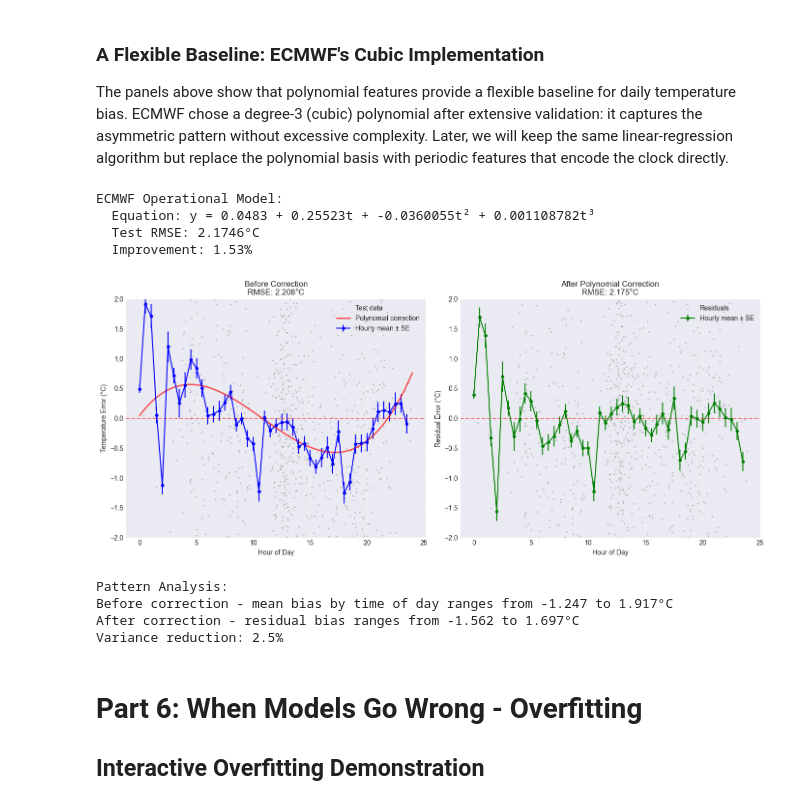
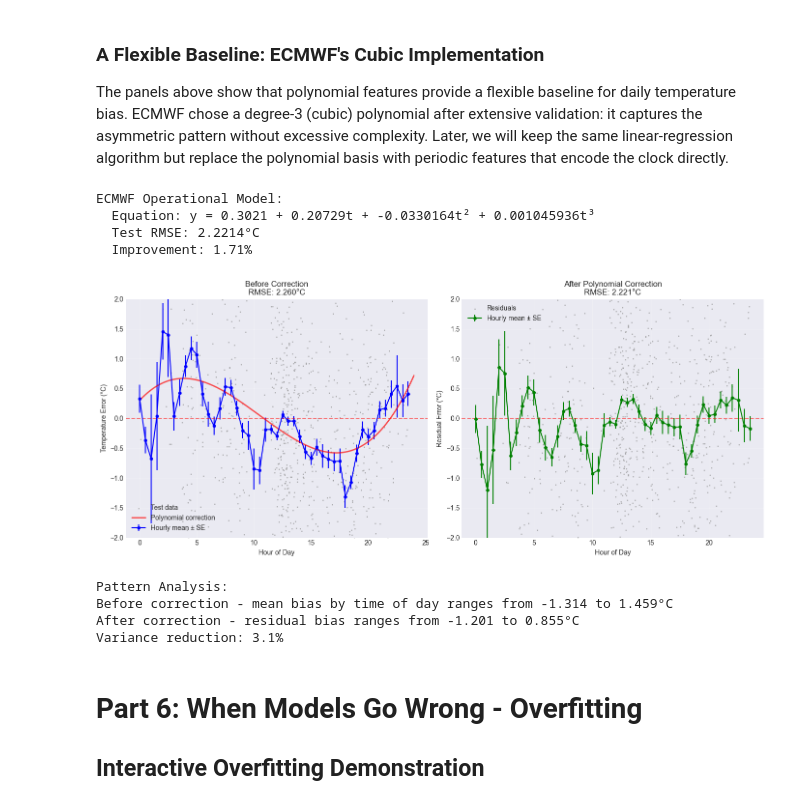
Before and after one commit to jinming99/learn-ml-by-building, a Jupyter notebook: Lecture 3 Linear Regression/03-Linear-Regression.ipynb, the cells around one changed output. Drawn from its saved outputs; the diff is of its cells as text; code cells hidden in the pictures.

```diff
--- a/Lecture 3 Linear Regression/03-Linear-Regression.ipynb
+++ b/Lecture 3 Linear Regression/03-Linear-Regression.ipynb
@@ -110,7 +110,8 @@ print(f"Weather baseline MAE: {baseline_mae:.3f}°C")
 
 # Sample weather data for training
 sample_size = 50000
-idx = np.random.choice(len(forecast_error), sample_size, replace=False)
+weather_rng = np.random.default_rng(42)
+idx = weather_rng.choice(len(forecast_error), sample_size, replace=False)
 X_weather = time_of_day[idx].reshape(-1, 1)
 y_weather = forecast_error[idx]
 # %% [output]
@@ -832,12 +833,12 @@ for hour in hours:
     mask = (X_test_weather.flatten() >= hour) & (X_test_weather.flatten() < hour + 0.5)
     if mask.sum() > 0:
         mean_before.append(np.mean(y_test_weather[mask]))
-        std_before.append(np.std(y_test_weather[mask]))
+        std_before.append(np.std(y_test_weather[mask]) / np.sqrt(mask.sum()))
     else:
-        mean_before.append(0)
-        std_before.append(0)
+        mean_before.append(np.nan)
+        std_before.append(np.nan)
 
-axes[0].errorbar(hours, mean_before, yerr=np.array(std_before)/np.sqrt(len(y_test_weather)/48),
+axes[0].errorbar(hours, mean_before, yerr=np.array(std_before),
                  fmt='o-', color='blue', markersize=4, label='Hourly mean ± SE')
 axes[0].axhline(0, color='red', linestyle='--', alpha=0.5)
 axes[0].set_xlabel('Hour of Day')
@@ -857,47 +858,47 @@ mean_after = []
 std_after = []
 for hour in hours:
     mask = (X_test_weather.flatten() >= hour) & (X_test_weather.flatten() < hour + 0.5)
     if mask.sum() > 0:
         mean_after.append(np.mean(residuals[mask]))
-        std_after.append(np.std(residuals[mask]))
+        std_after.append(np.std(residuals[mask]) / np.sqrt(mask.sum()))
     else:
-        mean_after.append(0)
-        std_after.append(0)
+        mean_after.append(np.nan)
+        std_after.append(np.nan)
 
-axes[1].errorbar(hours, mean_after, yerr=np.array(std_after)/np.sqrt(len(residuals)/48),
+axes[1].errorbar(hours, mean_after, yerr=np.array(std_after),
                  fmt='o-', color='green', markersize=4, label='Hourly mean ± SE')
 axes[1].axhline(0, color='red', linestyle='--', alpha=0.5)
 axes[1].set_xlabel('Hour of Day')
 axes[1].set_ylabel('Residual Error (°C)')
 axes[1].set_title(f'After Polynomial Correction\nRMSE: {ecmwf_rmse:.3f}°C')
 axes[1].set_ylim([-2, 2])
 axes[1].grid(True, alpha=0.3)
 axes[1].legend()
 
 # Add the polynomial correction curve to the first plot to show what we're correcting
 x_smooth = np.linspace(0, 24, 200)
 y_correction = ecmwf_model.predict(x_smooth.reshape(-1, 1))
 axes[0].plot(x_smooth, y_correction, 'r-', linewidth=2, alpha=0.7, label='Polynomial correction')
 axes[0].legend()
 
 plt.tight_layout()
 plt.show()
 
 # Print diagnostic information
 print(f"\nPattern Analysis:")
-print(f"Before correction - mean bias by time of day ranges from {min(mean_before):.3f} to {max(mean_before):.3f}°C")
-print(f"After correction - residual bias ranges from {min(mean_after):.3f} to {max(mean_after):.3f}°C")
+print(f"Before correction - mean bias by time of day ranges from {np.nanmin(mean_before):.3f} to {np.nanmax(mean_before):.3f}°C")
+print(f"After correction - residual bias ranges from {np.nanmin(mean_after):.3f} to {np.nanmax(mean_after):.3f}°C")
 print(f"Variance reduction: {(np.var(y_test_weather) - np.var(residuals))/np.var(y_test_weather)*100:.1f}%")
 # %% [output]
 ECMWF Operational Model:
-  Equation: y = 0.0483 + 0.25523t + -0.0360055t² + 0.001108782t³
-  Test RMSE: 2.1746°C
-  Improvement: 1.53%
+  Equation: y = 0.3021 + 0.20729t + -0.0330164t² + 0.001045936t³
+  Test RMSE: 2.2214°C
+  Improvement: 1.71%
-[figure, old version]
+[figure, new version]
 Pattern Analysis:
-Before correction - mean bias by time of day ranges from -1.247 to 1.917°C
-After correction - residual bias ranges from -1.562 to 1.697°C
-Variance reduction: 2.5%
+Before correction - mean bias by time of day ranges from -1.314 to 1.459°C
+After correction - residual bias ranges from -1.201 to 0.855°C
+Variance reduction: 3.1%
 # %% [markdown]
 # Part 6: When Models Go Wrong - Overfitting
 
```
Also changed, not shown: parts of 9 cells of this notebook, 1 other file.
